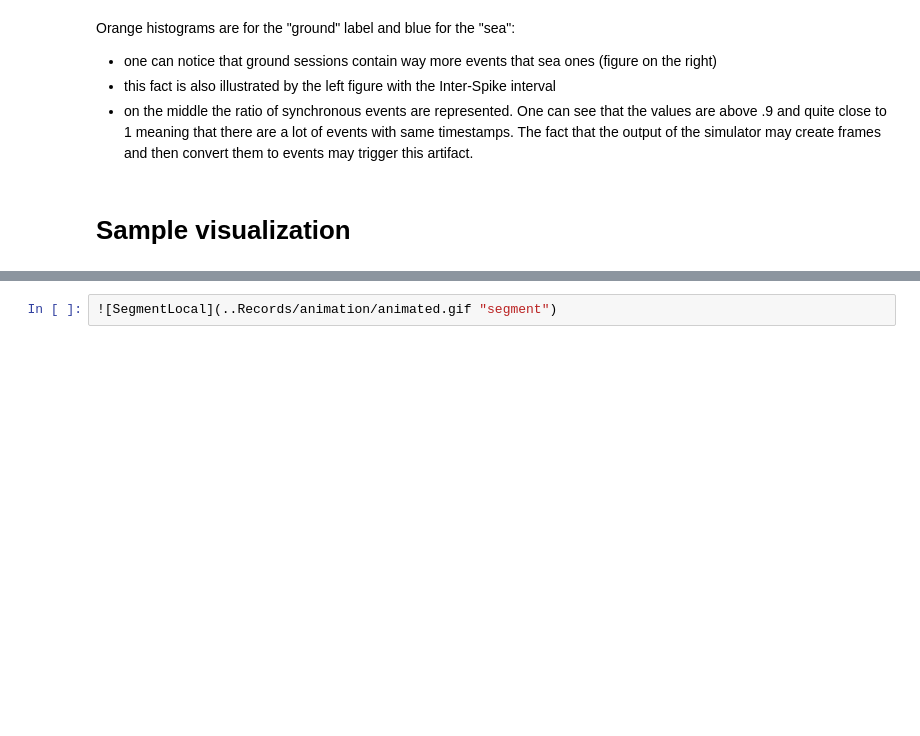
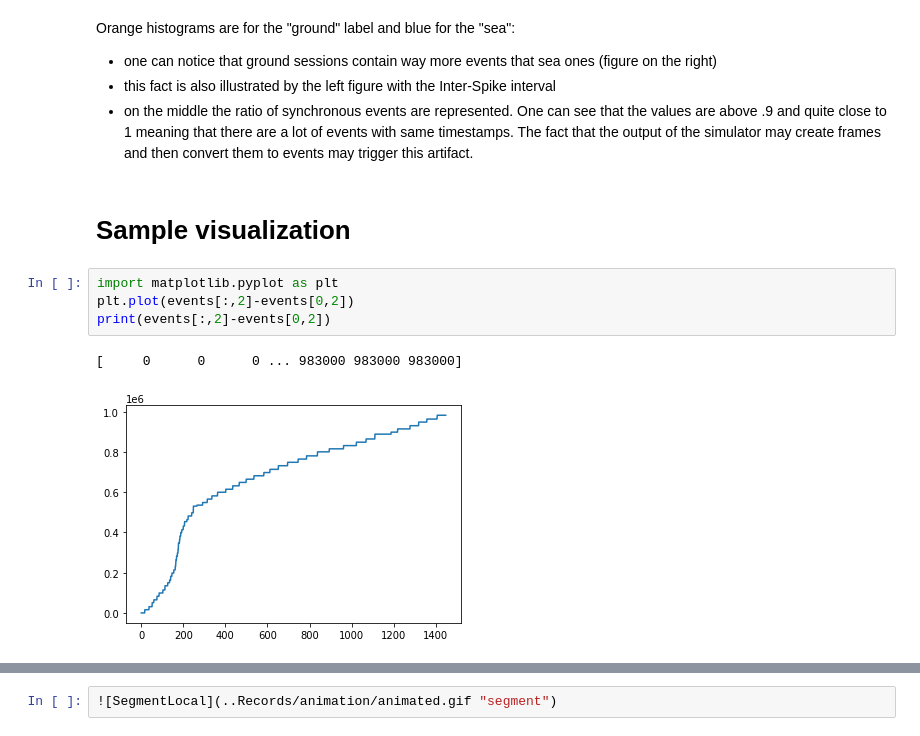
Before and after one commit to AntoineGrimaldi/aprovhots, a Jupyter notebook: notebook/2021-12-16_Make_dataset.ipynb, the cells around one changed output, grey strips where cells are left out. Drawn from its saved outputs; the diff is of its cells as text; blank space fills up the shorter version.

```diff
--- a/notebook/2021-12-16_Make_dataset.ipynb
+++ b/notebook/2021-12-16_Make_dataset.ipynb
@@ -42,6 +42,13 @@ Orange histograms are for the "ground" label and blue for the "sea":
 - on the middle the ratio of synchronous events are represented. One can see that the values are above .9 and quite close to 1 meaning that there are a lot of events with same timestamps. The fact that the output of the simulator may create frames and then convert them to events may trigger this artifact.
 # %% [markdown]
 # Sample visualization
+# %%
+import matplotlib.pyplot as plt
+plt.plot(events[:,2]-events[0,2])
+print(events[:,2]-events[0,2])
+# %% [output]
+[     0      0      0 ... 983000 983000 983000]
+[figure, added]
 # %%
 from visu import visualization
 events, target = trainset[0]
```
Also changed, not shown: parts of 1 cell of this notebook, 2 other files.
